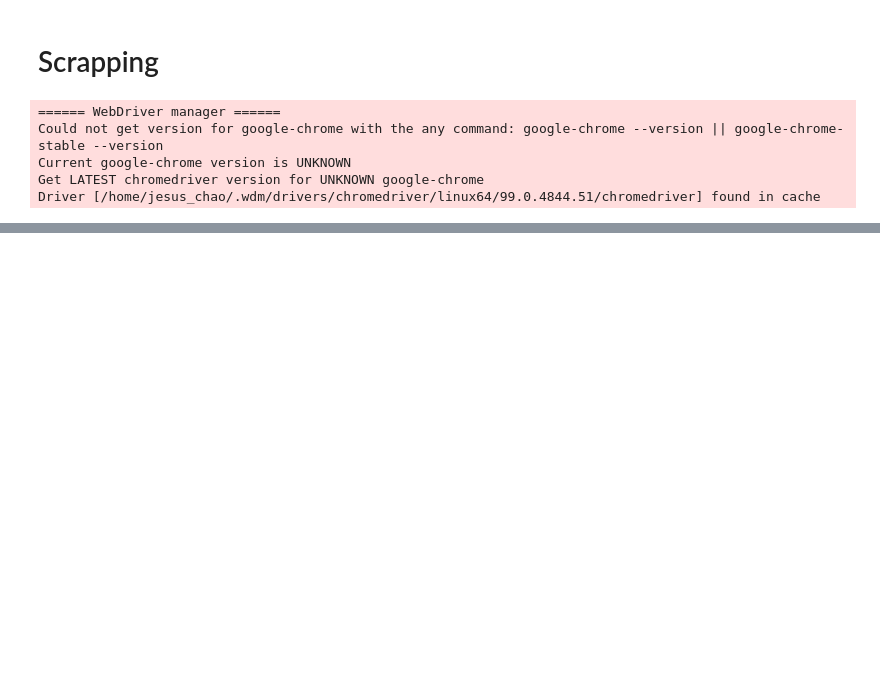
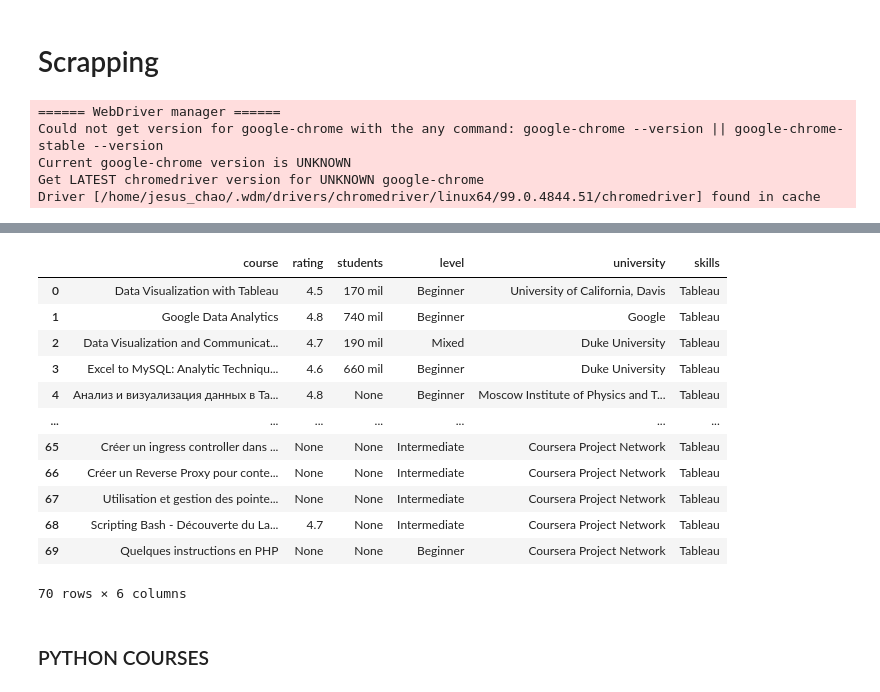
Before and after one commit to jesuschao/Coursera_Project, a Jupyter notebook: 0_Scrapping.ipynb, the cells around one changed output, grey strips where cells are left out. Cells and saved outputs as stored; diff of their text form; code cells hidden in the pictures; blank space fills up the shorter version.

```diff
--- a/0_Scrapping.ipynb
+++ b/0_Scrapping.ipynb
@@ -609,0 +1569,26 @@ mongofinal.to_csv("mongo.csv")
+# %%
+tableaufinal = tableaufinal.reset_index()
+# %%
+tableaufinal.drop('index', axis=1, inplace=True)
+# %%
+lista =[]
+for i in range(70):
+    lista.append("Tableau")
+# %%
+tableaufinal['skills'] = lista
+# %%
+tableaufinal
+# %% [output]
+|  | course | rating | students | level | university | skills |
+| 0 | Data Visualization with Tableau | 4.5 | 170 mil | Beginner | University of California, Davis | Tableau |
+| 1 | Google Data Analytics | 4.8 | 740 mil | Beginner | Google | Tableau |
+| 2 | Data Visualization and Communicat... | 4.7 | 190 mil | Mixed | Duke University | Tableau |
+| 3 | Excel to MySQL: Analytic Techniqu... | 4.6 | 660 mil | Beginner | Duke University | Tableau |
+| 4 | Анализ и визуализация данных в Ta... | 4.8 | None | Beginner | Moscow Institute of Physics and T... | Tableau |
+| ... | ... | ... | ... | ... | ... | ... |
+| 65 | Créer un ingress controller dans ... | None | None | Intermediate | Coursera Project Network | Tableau |
+| 66 | Créer un Reverse Proxy pour conte... | None | None | Intermediate | Coursera Project Network | Tableau |
+| 67 | Utilisation et gestion des pointe... | None | None | Intermediate | Coursera Project Network | Tableau |
+| 68 | Scripting Bash - Découverte du La... | 4.7 | None | Intermediate | Coursera Project Network | Tableau |
+| 69 | Quelques instructions en PHP | None | None | Beginner | Coursera Project Network | Tableau |
+70 rows × 6 columns
@@ -609,0 +1597,2 @@ mongofinal.to_csv("mongo.csv")
+# %% [markdown]
+### PYTHON COURSES
```
Also changed, not shown: parts of 233 cells of this notebook, 6 other files.
